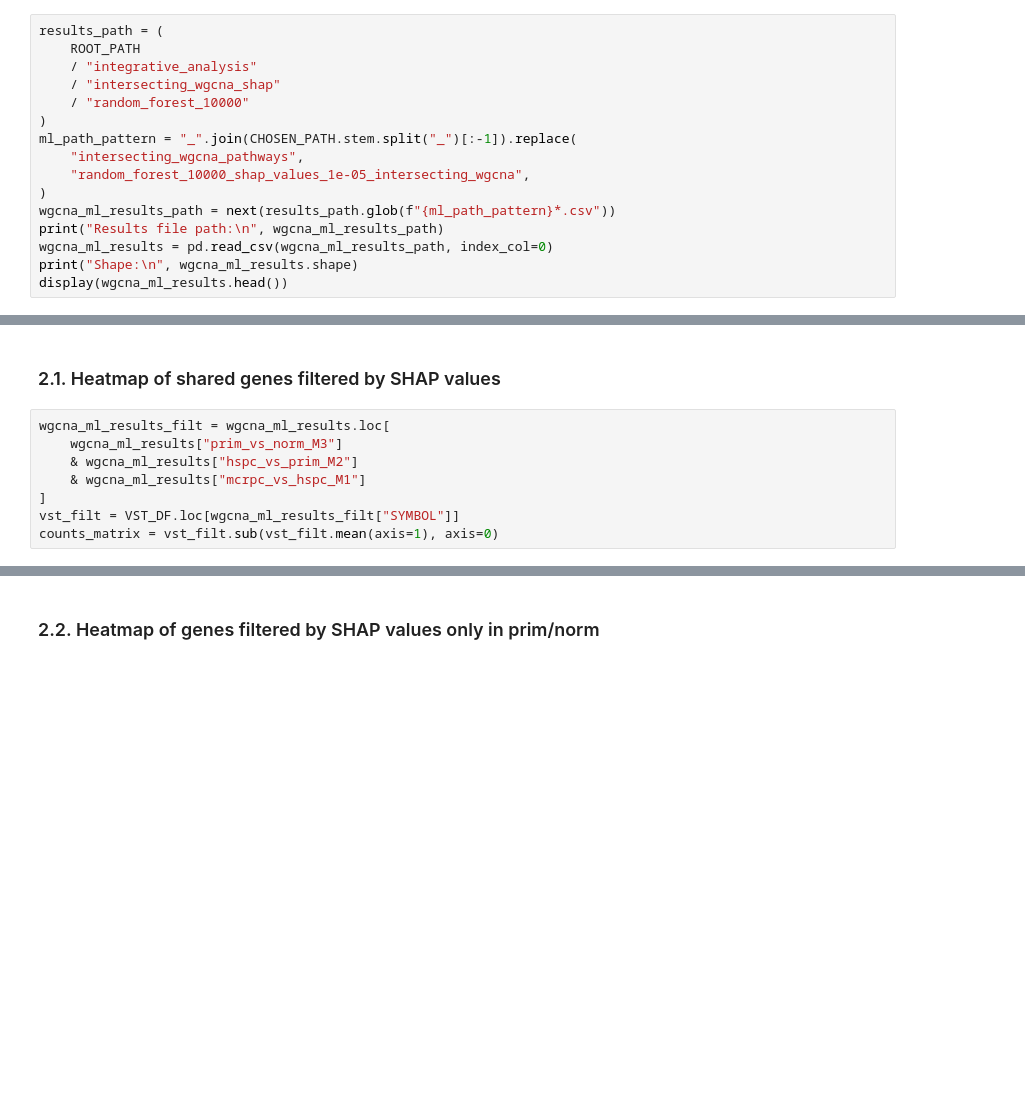
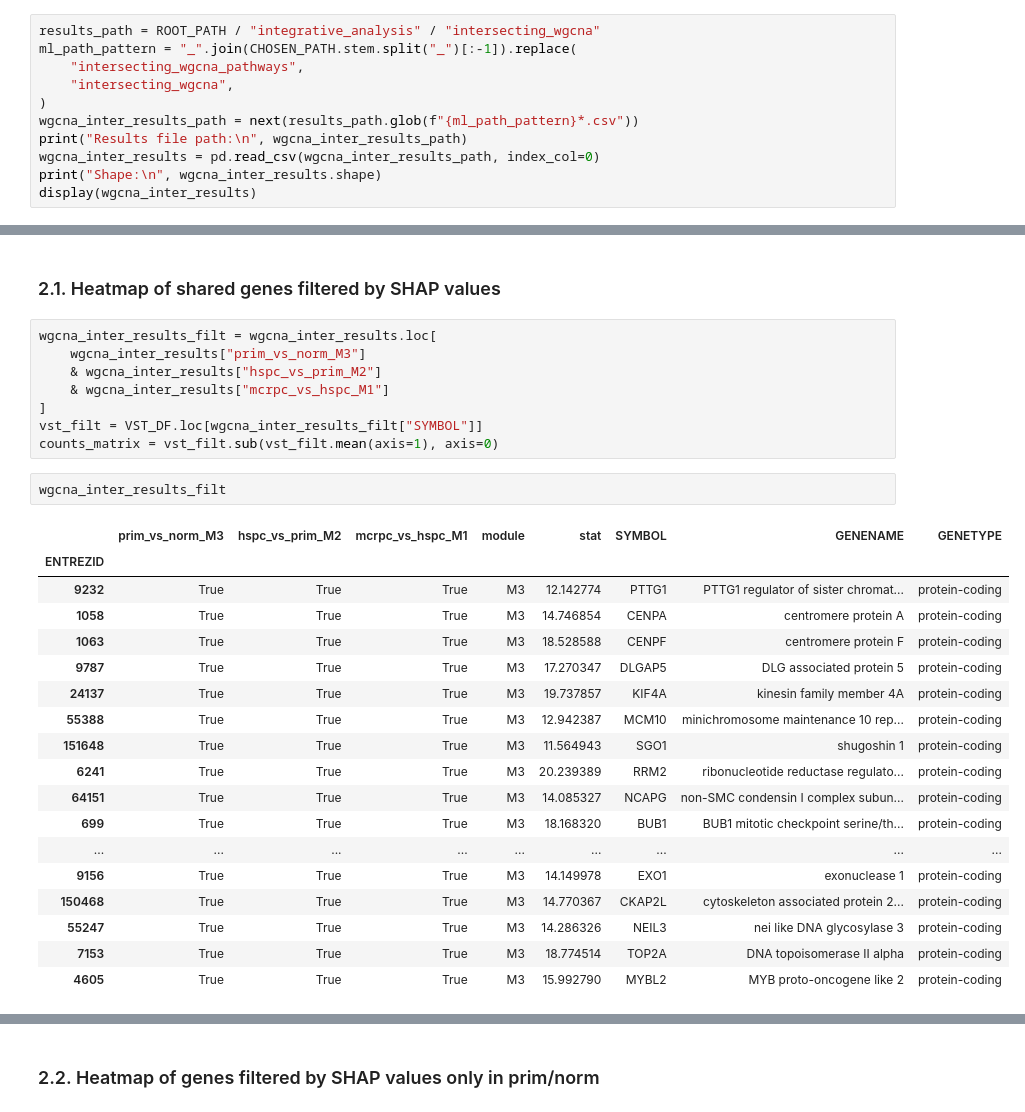
Before and after one commit to CarlosUziel/pca_wgcna_ml, a Jupyter notebook: notebooks/contrasts_intersecting_genes.ipynb, the cells around one changed output, grey strips where cells are left out. Drawn from its saved outputs; the diff is of its cells as text; blank space fills up the shorter version.

Commit message:
Notebooks checkpoint.

```diff
--- a/notebooks/contrasts_intersecting_genes.ipynb
+++ b/notebooks/contrasts_intersecting_genes.ipynb
@@ -99,18 +114,13 @@ pd.DataFrame(scores).T
 # %% [markdown]
 Shared DEGs between WGCNA modules fltered by SHAP values
 # %%
-results_path = (
-    ROOT_PATH
-    / "integrative_analysis"
-    / "intersecting_wgcna_shap"
-    / "random_forest_10000"
-)
+results_path = ROOT_PATH / "integrative_analysis" / "intersecting_wgcna"
 ml_path_pattern = "_".join(CHOSEN_PATH.stem.split("_")[:-1]).replace(
     "intersecting_wgcna_pathways",
-    "random_forest_10000_shap_values_1e-05_intersecting_wgcna",
+    "intersecting_wgcna",
 )
-wgcna_ml_results_path = next(results_path.glob(f"{ml_path_pattern}*.csv"))
-print("Results file path:\n", wgcna_ml_results_path)
-wgcna_ml_results = pd.read_csv(wgcna_ml_results_path, index_col=0)
-print("Shape:\n", wgcna_ml_results.shape)
-display(wgcna_ml_results.head())
+wgcna_inter_results_path = next(results_path.glob(f"{ml_path_pattern}*.csv"))
+print("Results file path:\n", wgcna_inter_results_path)
+wgcna_inter_results = pd.read_csv(wgcna_inter_results_path, index_col=0)
+print("Shape:\n", wgcna_inter_results.shape)
+display(wgcna_inter_results)
@@ -117,13 +146,34 @@ display(wgcna_ml_results.head())
 # %% [markdown]
 ### 2.1. Heatmap of shared genes filtered by SHAP values
 # %%
-wgcna_ml_results_filt = wgcna_ml_results.loc[
-    wgcna_ml_results["prim_vs_norm_M3"]
-    & wgcna_ml_results["hspc_vs_prim_M2"]
-    & wgcna_ml_results["mcrpc_vs_hspc_M1"]
+wgcna_inter_results_filt = wgcna_inter_results.loc[
+    wgcna_inter_results["prim_vs_norm_M3"]
+    & wgcna_inter_results["hspc_vs_prim_M2"]
+    & wgcna_inter_results["mcrpc_vs_hspc_M1"]
 ]
-vst_filt = VST_DF.loc[wgcna_ml_results_filt["SYMBOL"]]
+vst_filt = VST_DF.loc[wgcna_inter_results_filt["SYMBOL"]]
 counts_matrix = vst_filt.sub(vst_filt.mean(axis=1), axis=0)
+# %%
+wgcna_inter_results_filt
+# %% [output]
+|  | prim_vs_norm_M3 | hspc_vs_prim_M2 | mcrpc_vs_hspc_M1 | module | stat | SYMBOL | GENENAME | GENETYPE |
+| ENTREZID |  |  |  |  |  |  |  |  |
+| 9232 | True | True | True | M3 | 12.142774 | PTTG1 | PTTG1 regulator of sister chromat... | protein-coding |
+| 1058 | True | True | True | M3 | 14.746854 | CENPA | centromere protein A | protein-coding |
+| 1063 | True | True | True | M3 | 18.528588 | CENPF | centromere protein F | protein-coding |
+| 9787 | True | True | True | M3 | 17.270347 | DLGAP5 | DLG associated protein 5 | protein-coding |
+| 24137 | True | True | True | M3 | 19.737857 | KIF4A | kinesin family member 4A | protein-coding |
+| 55388 | True | True | True | M3 | 12.942387 | MCM10 | minichromosome maintenance 10 rep... | protein-coding |
+| 151648 | True | True | True | M3 | 11.564943 | SGO1 | shugoshin 1 | protein-coding |
+| 6241 | True | True | True | M3 | 20.239389 | RRM2 | ribonucleotide reductase regulato... | protein-coding |
+| 64151 | True | True | True | M3 | 14.085327 | NCAPG | non-SMC condensin I complex subun... | protein-coding |
+| 699 | True | True | True | M3 | 18.168320 | BUB1 | BUB1 mitotic checkpoint serine/th... | protein-coding |
+| ... | ... | ... | ... | ... | ... | ... | ... | ... |
+| 9156 | True | True | True | M3 | 14.149978 | EXO1 | exonuclease 1 | protein-coding |
+| 150468 | True | True | True | M3 | 14.770367 | CKAP2L | cytoskeleton associated protein 2... | protein-coding |
+| 55247 | True | True | True | M3 | 14.286326 | NEIL3 | nei like DNA glycosylase 3 | protein-coding |
+| 7153 | True | True | True | M3 | 18.774514 | TOP2A | DNA topoisomerase II alpha | protein-coding |
+| 4605 | True | True | True | M3 | 15.992790 | MYBL2 | MYB proto-oncogene like 2 | protein-coding |
 # %%
 # Create column annotation for sample types
 ha_column = heatmap_annotation(
```
Also changed, not shown: parts of 13 cells of this notebook.
